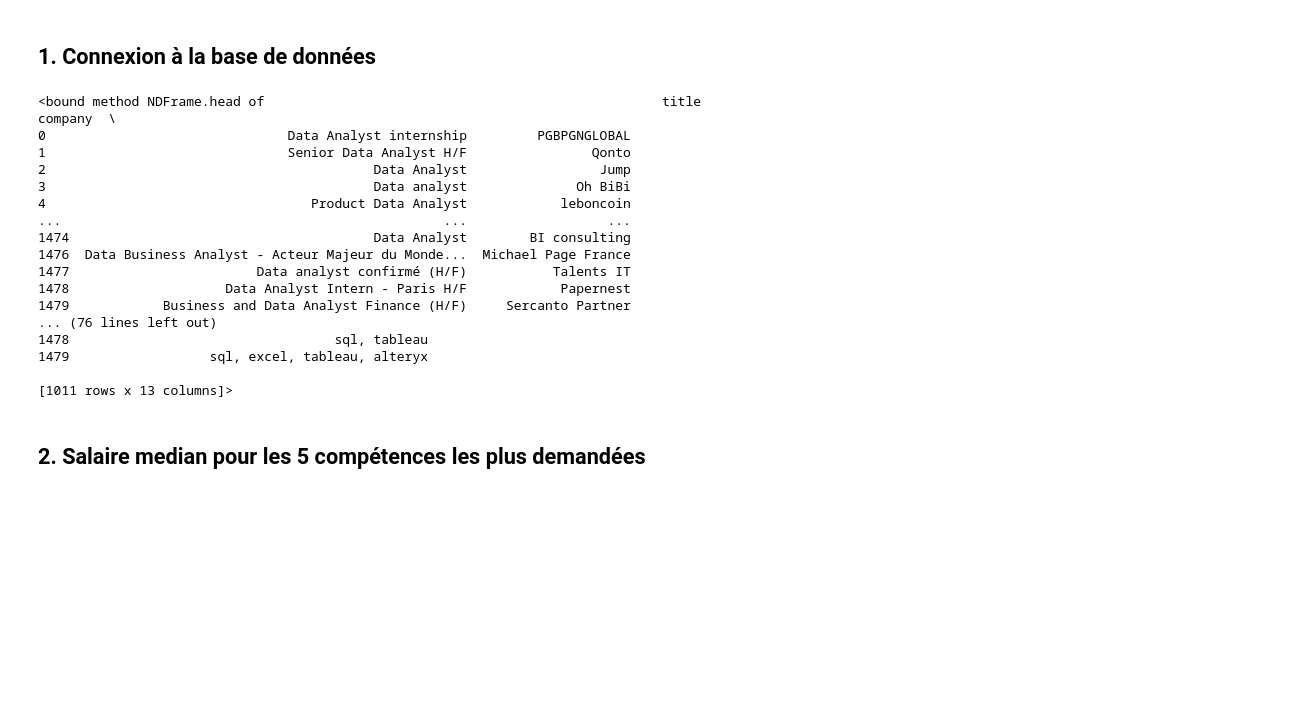
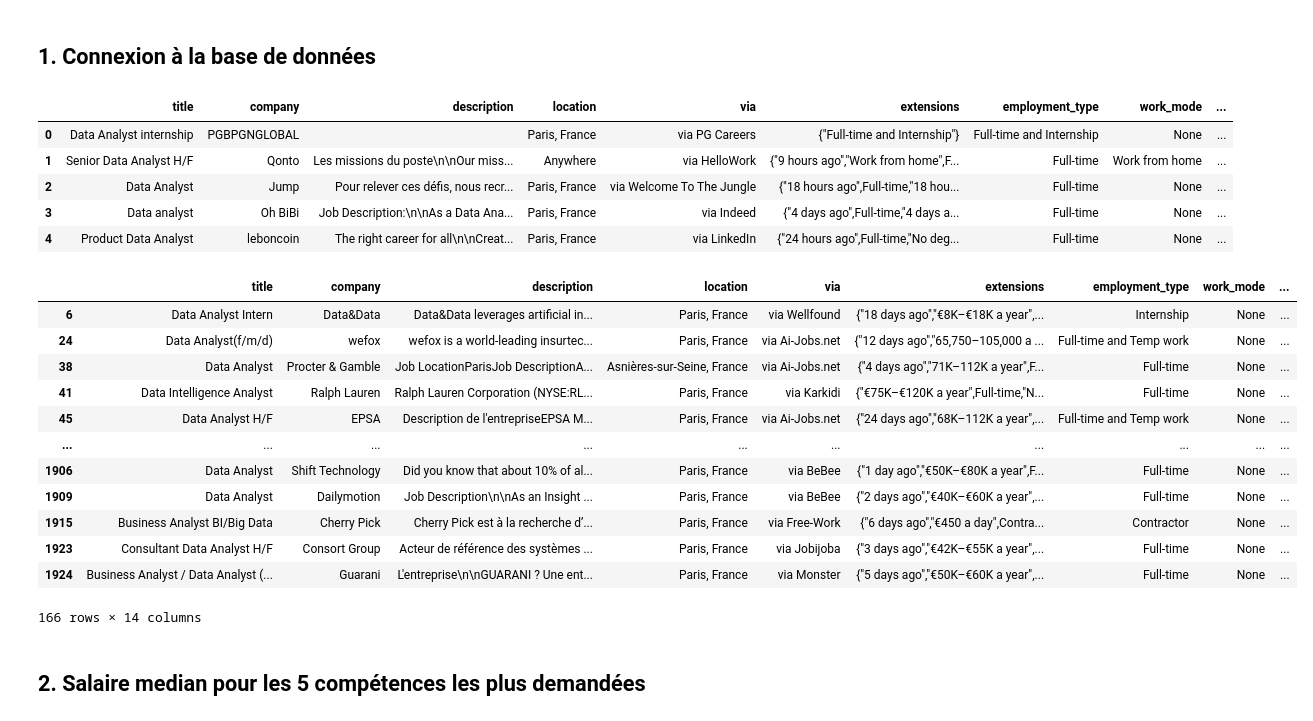
Before and after one commit to kariminus/Jobs-Analysis, a Jupyter notebook: 3_SkillSalary_Analysis.ipynb, the cells around one changed output. Cells and saved outputs as stored; diff of their text form; code cells hidden in the pictures; blank space fills up the shorter version.

```diff
--- a/3_SkillSalary_Analysis.ipynb
+++ b/3_SkillSalary_Analysis.ipynb
@@ -10,7 +10,7 @@ import re
 df = database.main()
 df.drop_duplicates(keep='first', inplace=True)
 # Load keywords from a CSV file without headers
-keywords_df = pd.read_csv('skills.csv', header=None)  # Replace 'keywords.csv' with your file path
+keywords_df = pd.read_csv('skills.csv', header=None)  # Replace 'skills.csv' with your file path
 keyword_list = keywords_df[0].tolist()
 
 # Function to find keywords in the description
@@ -21,55 +21,60 @@ def find_keywords(description, skills_list):
         pattern = r'\b' + re.escape(skill) + r'\b'
         if re.search(pattern, description, re.IGNORECASE):
             contained_skills.append(skill)
-    return ', '.join(contained_skills)
+    if len(contained_skills) == 0:
+        return None
+    else:
+        return ', '.join(contained_skills)
 
 # Apply the function to create the new column
 df['skills'] = df['description'].apply(lambda desc: find_keywords(desc, keyword_list))
-print(df.head)
+df.head()
 # %% [output]
-<bound method NDFrame.head of                                                   title              company  \
-0                               Data Analyst internship         PGBPGNGLOBAL
-1                               Senior Data Analyst H/F                Qonto
-2                                          Data Analyst                 Jump
-3                                          Data analyst              Oh BiBi
-4                                  Product Data Analyst            leboncoin
-...                                                 ...                  ...
-1474                                       Data Analyst        BI consulting
-1476  Data Business Analyst - Acteur Majeur du Monde...  Michael Page France
-1477                        Data analyst confirmé (H/F)           Talents IT
-1478                    Data Analyst Intern - Paris H/F            Papernest
-1479            Business and Data Analyst Finance (H/F)     Sercanto Partner
-... (76 lines left out)
-1478                                  sql, tableau
-1479                  sql, excel, tableau, alteryx
-
-[1011 rows x 13 columns]>
+|  | title | company | description | location | via | extensions | employment_type | work_mode | ... |
+| 0 | Data Analyst internship | PGBPGNGLOBAL |  | Paris, France | via PG Careers | {"Full-time and Internship"} | Full-time and Internship | None | ... |
+| 1 | Senior Data Analyst H/F | Qonto | Les missions du poste\n\nOur miss... | Anywhere | via HelloWork | {"9 hours ago","Work from home",F... | Full-time | Work from home | ... |
+| 2 | Data Analyst | Jump | Pour relever ces défis, nous recr... | Paris, France | via Welcome To The Jungle | {"18 hours ago",Full-time,"18 hou... | Full-time | None | ... |
+| 3 | Data analyst | Oh BiBi | Job Description:\n\nAs a Data Ana... | Paris, France | via Indeed | {"4 days ago",Full-time,"4 days a... | Full-time | None | ... |
+| 4 | Product Data Analyst | leboncoin | The right career for all\n\nCreat... | Paris, France | via LinkedIn | {"24 hours ago",Full-time,"No deg... | Full-time | None | ... |
 # %%
 # Function to parse and standardize salary
 def standardize_salary(salary):
     if salary is None:
         return None
 
     # Find all numbers in the salary string
     numbers = [float(num.replace('K', '000')) for num in re.findall(r'[\d.]+K?|[\d,]+', salary.replace(',', ''))]
 
     # Determine the salary period and calculate annual salary
     if 'a month' in salary:
-        annual_salary = sum(numbers) / len(numbers) * 12  # Average if a range, then convert to annual
+        annual_salary = int(sum(numbers) / len(numbers) * 12) # Average if a range, then convert to annual
     elif 'a day' in salary:
-        annual_salary = sum(numbers) / len(numbers) * 220  # Average if a range, then convert to annual
+        annual_salary = int(sum(numbers) / len(numbers) * 220)  # Average if a range, then convert to annual
     elif 'a year' in salary:
-        annual_salary = sum(numbers) / len(numbers)  # Average if a range
+        annual_salary = int(sum(numbers) / len(numbers))  # Average if a range
     else:
         annual_salary = None  # Undefined period
 
     return annual_salary
 
 # Apply the function to each salary
 df['salary_standardized'] = [standardize_salary(s) for s in df.salary]
-
+# Filter out rows with no salary
 df_salary = df[df['salary_standardized'].notnull()]
-# Filter rows where 'employment_type' contains 'Full-time'
-df_filtered = df_salary[df_salary['employment_type'].str.contains('Full-time', case=False, na=False)]
+df_salary
+# %% [output]
+|  | title | company | description | location | via | extensions | employment_type | work_mode | ... |
+| 6 | Data Analyst Intern | Data&Data | Data&Data leverages artificial in... | Paris, France | via Wellfound | {"18 days ago","€8K–€18K a year",... | Internship | None | ... |
+| 24 | Data Analyst(f/m/d) | wefox | wefox is a world-leading insurtec... | Paris, France | via Ai-Jobs.net | {"12 days ago","65,750–105,000 a ... | Full-time and Temp work | None | ... |
+| 38 | Data Analyst | Procter & Gamble | Job LocationParisJob DescriptionA... | Asnières-sur-Seine, France | via Ai-Jobs.net | {"4 days ago","71K–112K a year",F... | Full-time | None | ... |
+| 41 | Data Intelligence Analyst | Ralph Lauren | Ralph Lauren Corporation (NYSE:RL... | Paris, France | via Karkidi | {"€75K–€120K a year",Full-time,"N... | Full-time | None | ... |
+| 45 | Data Analyst H/F | EPSA | Description de l'entrepriseEPSA M... | Paris, France | via Ai-Jobs.net | {"24 days ago","68K–112K a year",... | Full-time and Temp work | None | ... |
+| ... | ... | ... | ... | ... | ... | ... | ... | ... | ... |
+| 1906 | Data Analyst | Shift Technology | Did you know that about 10% of al... | Paris, France | via BeBee | {"1 day ago","€50K–€80K a year",F... | Full-time | None | ... |
+| 1909 | Data Analyst | Dailymotion | Job Description\n\nAs an Insight ... | Paris, France | via BeBee | {"2 days ago","€40K–€60K a year",... | Full-time | None | ... |
+| 1915 | Business Analyst BI/Big Data | Cherry Pick | Cherry Pick est à la recherche d’... | Paris, France | via Free-Work | {"6 days ago","€450 a day",Contra... | Contractor | None | ... |
+| 1923 | Consultant Data Analyst H/F | Consort Group | Acteur de référence des systèmes ... | Paris, France | via Jobijoba | {"3 days ago","€42K–€55K a year",... | Full-time | None | ... |
+| 1924 | Business Analyst / Data Analyst (... | Guarani | L'entreprise\n\nGUARANI ? Une ent... | Paris, France | via Monster | {"5 days ago","€50K–€60K a year",... | Full-time | None | ... |
+166 rows × 14 columns
 # %% [markdown]
 ## 2. Salaire median pour les 5 compétences les plus demandées
```
Also changed, not shown: parts of 4 cells of this notebook, 3 other files.
